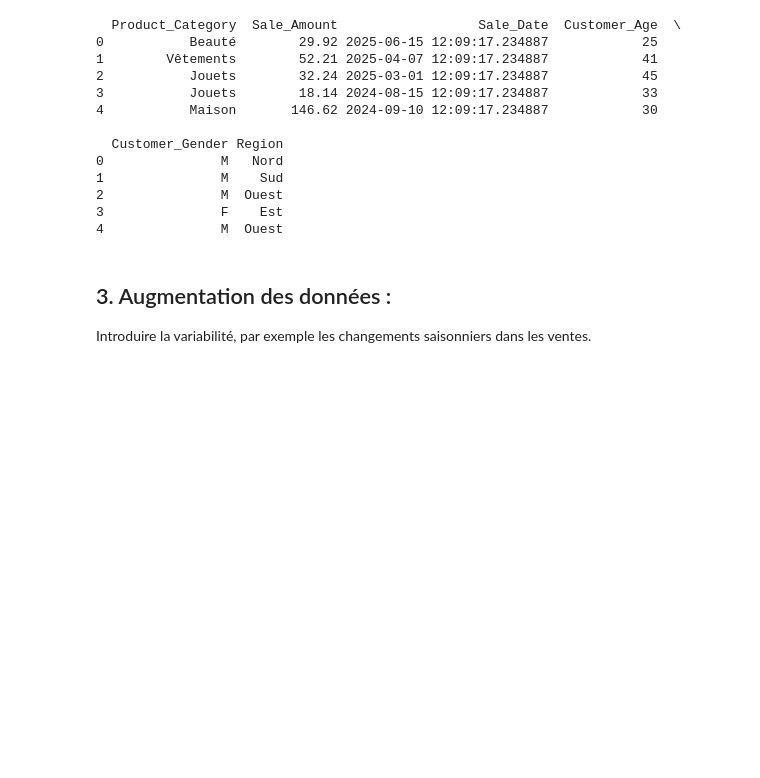
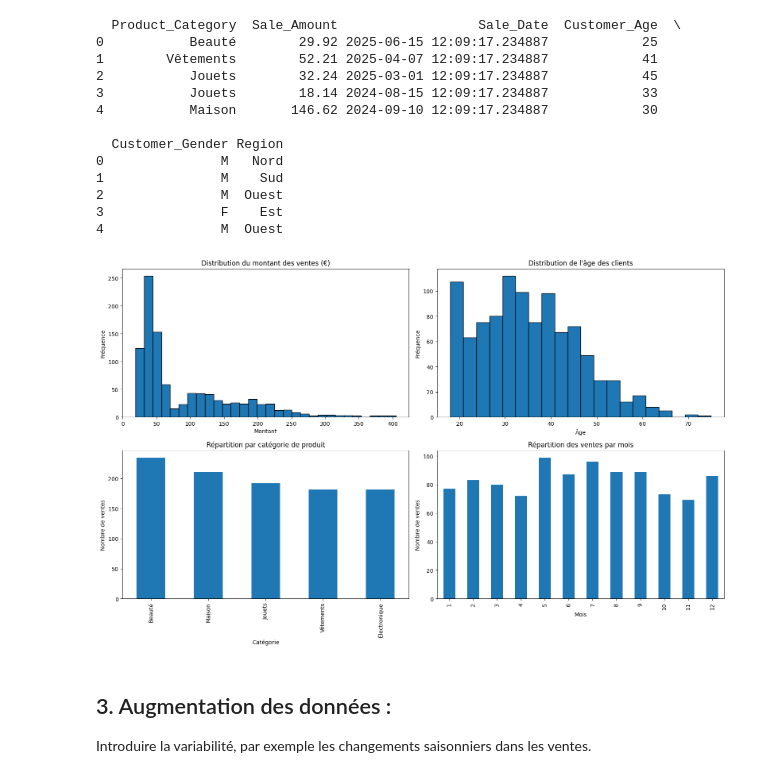
Before and after one commit to Michel836/FSTB_Bootcamp_2025_Repository_Github, a Jupyter notebook: Week02/Day2/W02D2_Exercices du cours.ipynb, the cells around one changed output. Saved outputs shown, nothing was run; the diff lists cells and outputs as text; code cells hidden in the pictures; blank space fills up the shorter version.

```diff
--- a/Week02/Day2/W02D2_Exercices du cours.ipynb
+++ b/Week02/Day2/W02D2_Exercices du cours.ipynb
@@ -206,6 +206,91 @@ print(df.head())
 2               M  Ouest
 3               F    Est
 4               M  Ouest
+# %%
+import pandas as pd
+import numpy as np
+import random
+from datetime import datetime, timedelta
+import matplotlib.pyplot as plt
+
+# Paramètres
+n = 1000
+categories = ['Électronique', 'Vêtements', 'Maison', 'Jouets', 'Beauté']
+regions = ['Nord', 'Sud', 'Est', 'Ouest']
+genders = ['M', 'F']
+
+# Fonctions utilitaires
+def random_date():
+    today = datetime.today()
+    delta = timedelta(days=random.randint(0, 365))
+    return today - delta
+
+def seasonal_multiplier(month):
+    if month in [11, 12]:
+        return np.random.uniform(1.2, 1.8)
+    elif month in [6, 7, 8]:
+        return np.random.uniform(0.7, 1.0)
+    else:
+        return np.random.uniform(0.9, 1.2)
+
+# Génération des données
+data = []
+for _ in range(n):
+    category = random.choice(categories)
+    region = random.choice(regions)
+    gender = random.choice(genders)
+    age = np.clip(int(np.random.normal(35, 12)), 18, 75)
+    date = random_date()
+    base_price = {
+        'Électronique': 200,
+        'Vêtements': 50,
+        'Maison': 120,
+        'Jouets': 30,
+        'Beauté': 40
+    }[category]
+    amount = round(base_price * seasonal_multiplier(date.month) * np.random.uniform(0.8, 1.2), 2)
+
+    data.append([category, amount, date, age, gender, region])
+
+# Création du DataFrame
+df = pd.DataFrame(data, columns=[
+    'Product_Category', 'Sale_Amount', 'Sale_Date', 'Customer_Age', 'Customer_Gender', 'Region'
+])
+
+# Ajout de la colonne mois
+df['Sale_Month'] = df['Sale_Date'].dt.month
+
+# Affichage des distributions
+plt.figure(figsize=(16, 10))
+
+plt.subplot(2, 2, 1)
+plt.hist(df['Sale_Amount'], bins=30, edgecolor='black')
+plt.title('Distribution du montant des ventes (€)')
+plt.xlabel('Montant')
+plt.ylabel('Fréquence')
+
+plt.subplot(2, 2, 2)
+plt.hist(df['Customer_Age'], bins=20, edgecolor='black')
+plt.title("Distribution de l'âge des clients")
+plt.xlabel('Âge')
+plt.ylabel('Fréquence')
+
+plt.subplot(2, 2, 3)
+df['Product_Category'].value_counts().plot(kind='bar')
+plt.title("Répartition par catégorie de produit")
+plt.xlabel('Catégorie')
+plt.ylabel('Nombre de ventes')
+
+plt.subplot(2, 2, 4)
+df['Sale_Month'].value_counts().sort_index().plot(kind='bar')
+plt.title("Répartition des ventes par mois")
+plt.xlabel('Mois')
+plt.ylabel('Nombre de ventes')
+
+plt.tight_layout()
+plt.show()
+# %% [output]
+[figure, added]
 # %% [markdown]
 ## 3. Augmentation des données :
 
```
